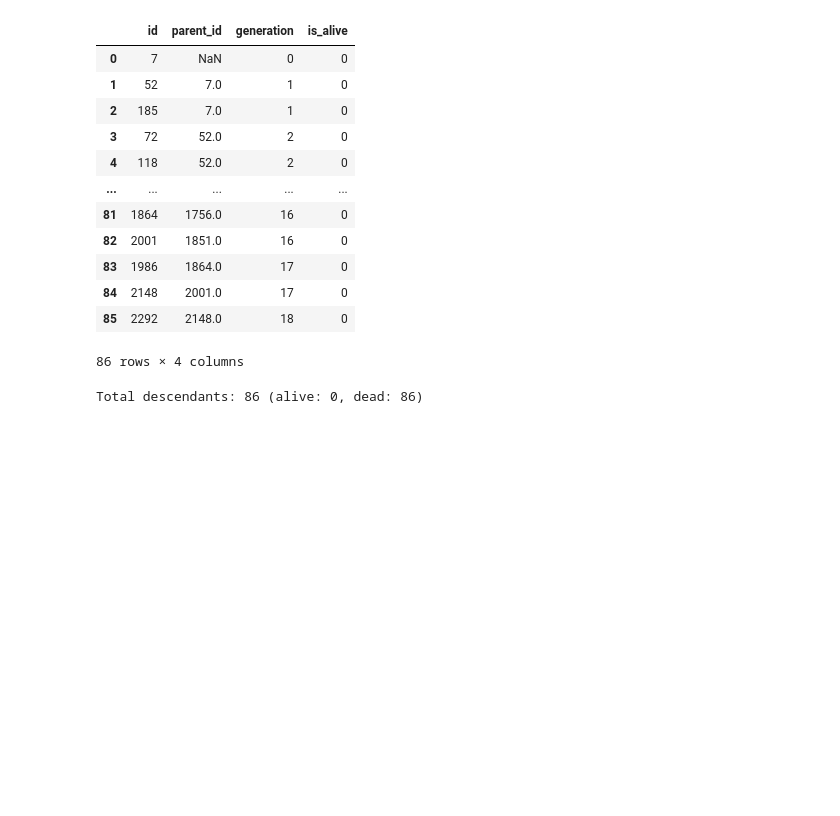
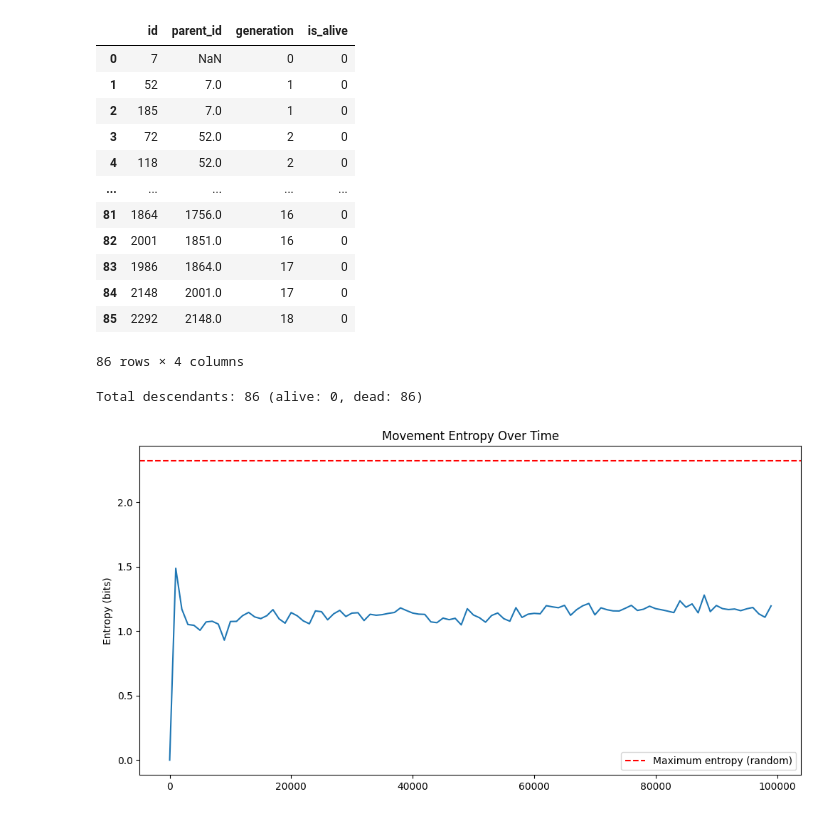
Before and after one commit to jabbarman/evolving-social-intelligence, a Jupyter notebook: notebooks/behavioral_analysis.ipynb, the cells around one changed output. Saved outputs shown, nothing was run; the diff lists cells and outputs as text; code cells hidden in the pictures; blank space fills up the shorter version.

Commit message:
notebook: add movement entropy plot

```diff
--- a/notebooks/behavioral_analysis.ipynb
+++ b/notebooks/behavioral_analysis.ipynb
@@ -159,3 +159,19 @@ else:
 | 85 | 2292 | 2148.0 | 18 | 0 |
 86 rows × 4 columns
 Total descendants: 86 (alive: 0, dead: 86)
+# %%
+if metrics is not None:
+    # Movement entropy: High = random, Low = patterned
+    timesteps = metrics['timesteps']
+    mean_movement_entropy = metrics['mean_movement_entropy']
+    plt.figure(figsize=(12, 6))
+    plt.plot(timesteps, mean_movement_entropy, color='tab:blue')
+    plt.axhline(2.32, color='r', linestyle='--',
+                label='Maximum entropy (random)')
+    plt.title('Movement Entropy Over Time')
+    plt.ylabel('Entropy (bits)')
+    plt.legend()
+else:
+    print('Metrics data not loaded; run a simulation first.')
+# %% [output]
+[figure, added]
```
Also changed, not shown: parts of 3 cells of this notebook.
